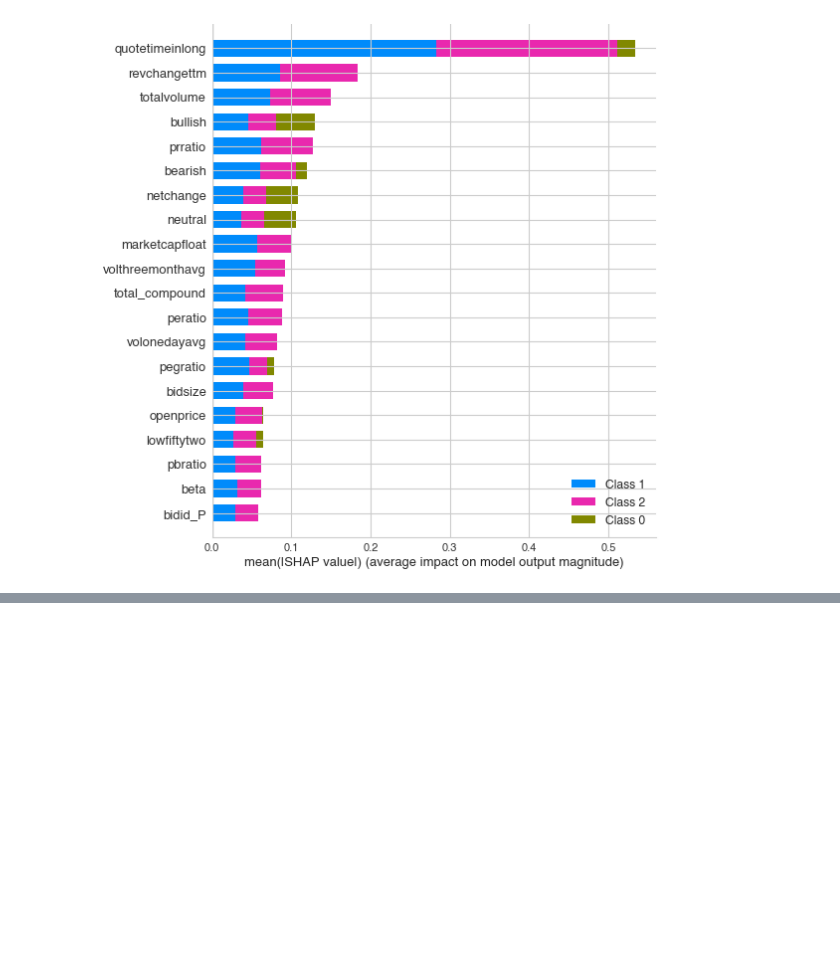
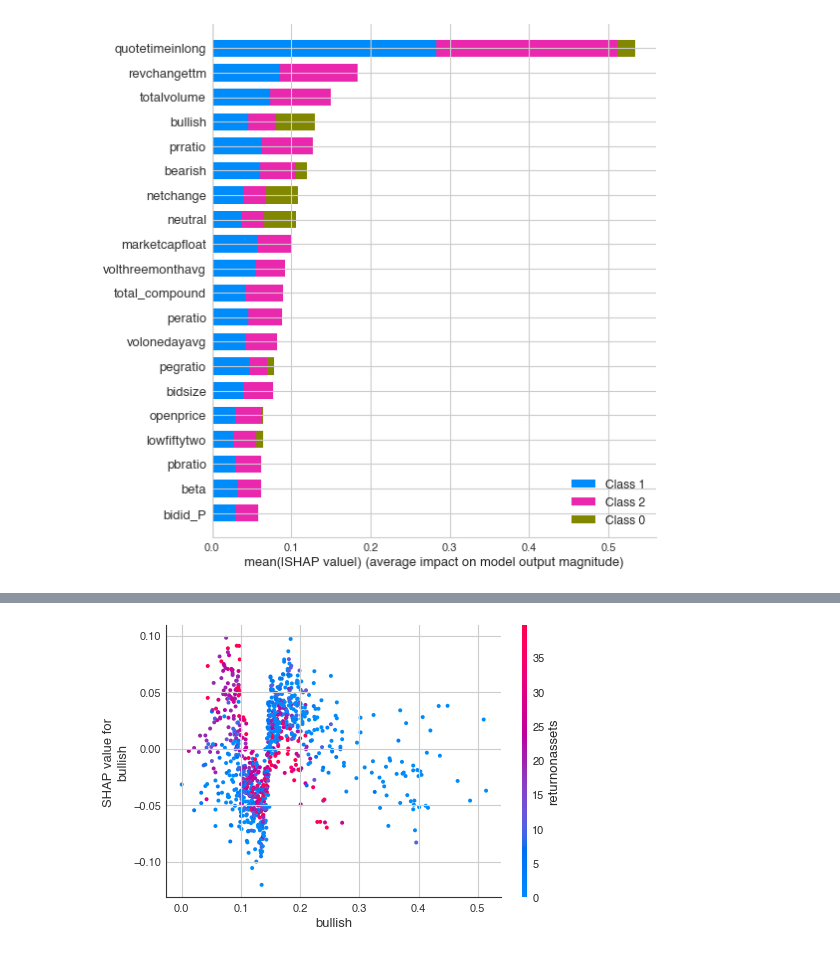
Before and after one commit to mdominguez2010/wsb-sentiment-analysis, a Jupyter notebook: model/model_interpretation.ipynb, the cells around one changed output, grey strips where cells are left out. Cells and saved outputs as stored; diff of their text form; code cells hidden in the pictures; blank space fills up the shorter version.

```diff
--- a/model/model_interpretation.ipynb
+++ b/model/model_interpretation.ipynb
@@ -110,0 +120,4 @@ shap.summary_plot(shap_values[2], X)
+# %%
+shap.dependence_plot('bullish', shap_values[2], X)
+# %% [output]
+[figure, added]
```
Also changed, not shown: parts of 14 cells of this notebook.
